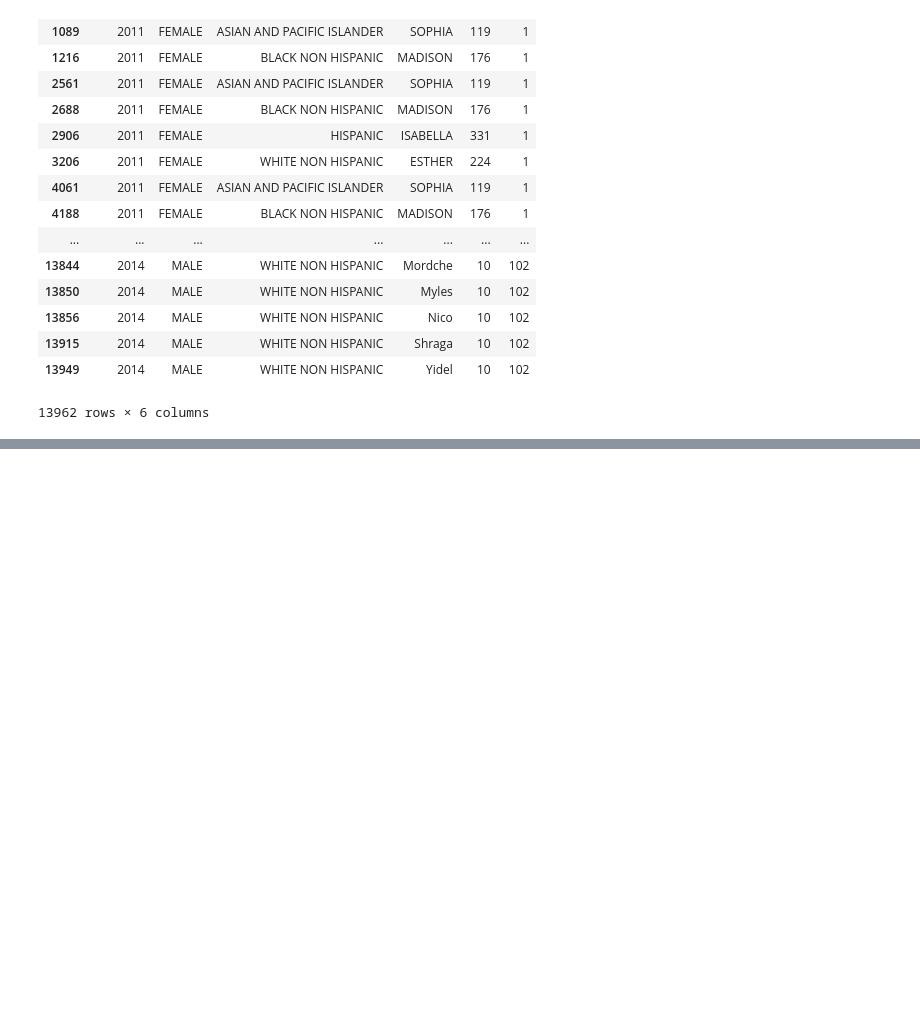
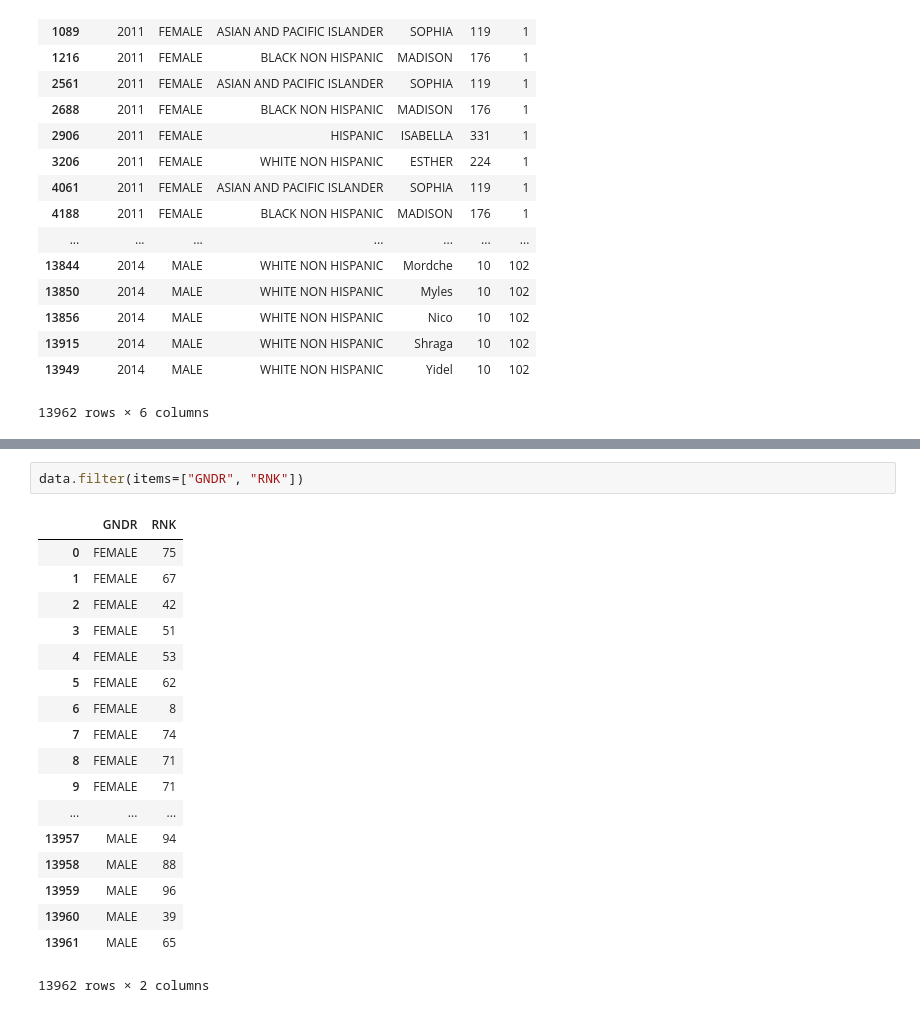
Before and after one commit to PythonUdeC/CPC19, a Jupyter notebook: process_csv_panda.ipynb, the cells around one changed output, grey strips where cells are left out. Saved outputs shown, nothing was run; the diff lists cells and outputs as text; blank space fills up the shorter version.

```diff
--- a/process_csv_panda.ipynb
+++ b/process_csv_panda.ipynb
@@ -137,0 +164,21 @@ Ahora según el ranking y el año y género.
+# %%
+data.filter(items=["GNDR", "RNK"])
+# %% [output]
+|  | GNDR | RNK |
+| 0 | FEMALE | 75 |
+| 1 | FEMALE | 67 |
+| 2 | FEMALE | 42 |
+| 3 | FEMALE | 51 |
+| 4 | FEMALE | 53 |
+| 5 | FEMALE | 62 |
+| 6 | FEMALE | 8 |
+| 7 | FEMALE | 74 |
+| 8 | FEMALE | 71 |
+| 9 | FEMALE | 71 |
+| ... | ... | ... |
+| 13957 | MALE | 94 |
+| 13958 | MALE | 88 |
+| 13959 | MALE | 96 |
+| 13960 | MALE | 39 |
+| 13961 | MALE | 65 |
+13962 rows × 2 columns
```
Also changed, not shown: parts of 5 cells of this notebook, 4 other files.
